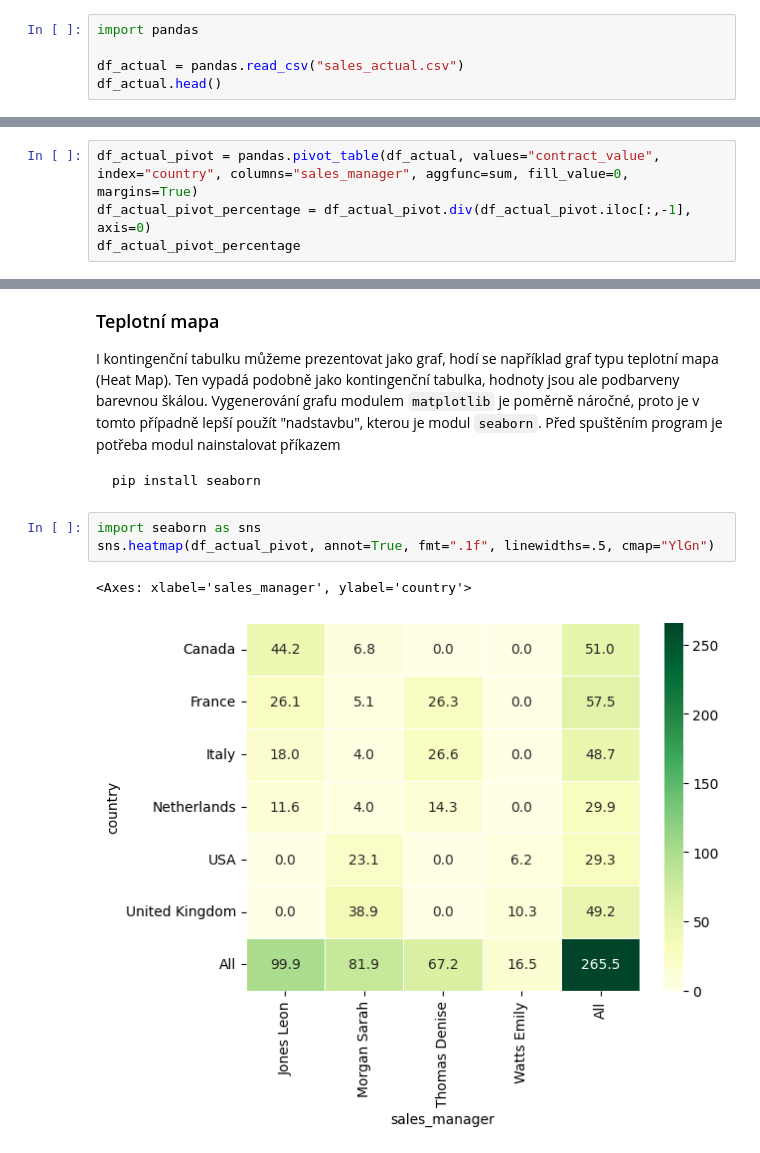
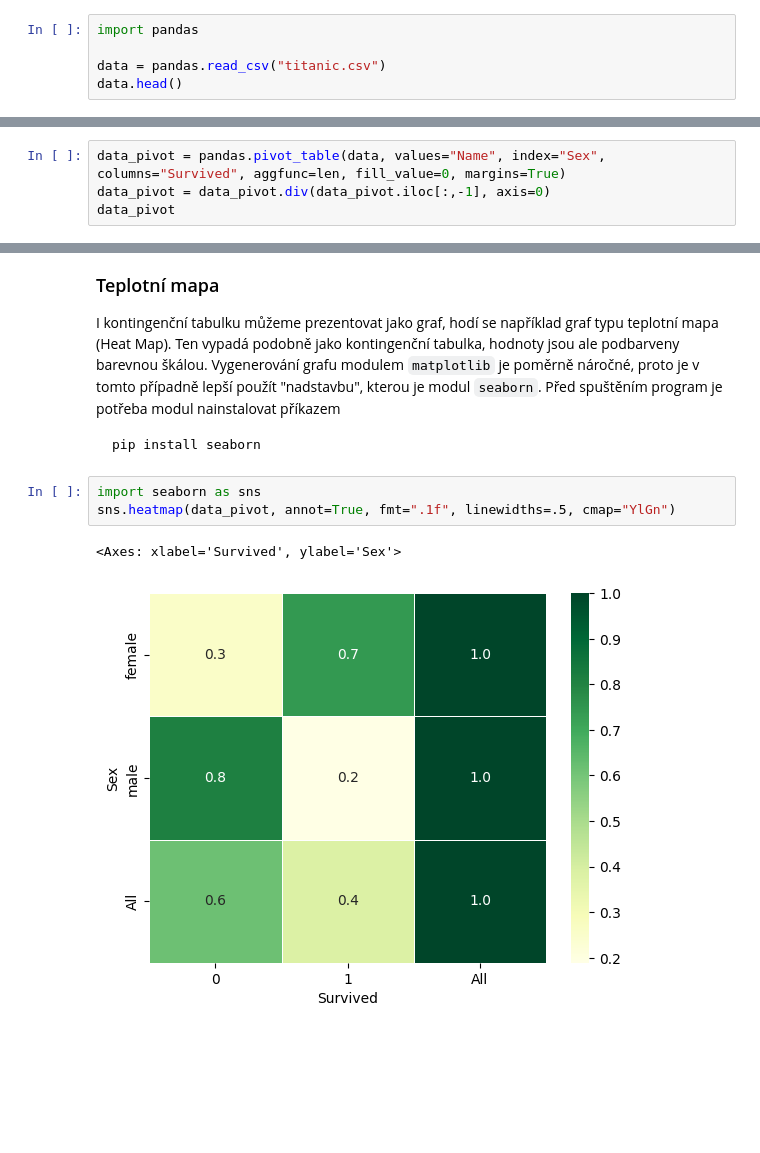
Before and after one commit to pesikj/PythonProDataScience, a Jupyter notebook: 02/lekce.ipynb, the cells around one changed output, grey strips where cells are left out. Saved outputs shown, nothing was run; the diff lists cells and outputs as text; blank space fills up the shorter version.

````diff
--- a/02/lekce.ipynb
+++ b/02/lekce.ipynb
@@ -84,6 +135,6 @@ Abychom si výsledky výpočtů trochu zpřehlednili, můžeme vydělit hodnotu
 # %%
 import pandas
 
-df_actual = pandas.read_csv("sales_actual.csv")
-df_actual.head()
+data = pandas.read_csv("titanic.csv")
+data.head()
 # %% [output]
@@ -180,7 +181,7 @@ Občas mohou být zajímavější relativní hodnoty než absolutní. Uvažujme
 
 Vydělení provedeme pomocí metody `div`. Výpočet spočívá v tom, že vydělíme hodnoty v řádcích tabulky součtem příslušného řádku. Proto je nutné vytvořit kontingenční tabulku s nastavením parametru `margins=True`.
 # %%
-df_actual_pivot = pandas.pivot_table(df_actual, values="contract_value", index="country", columns="sales_manager", aggfunc=sum, fill_value=0, margins=True)
-df_actual_pivot_percentage = df_actual_pivot.div(df_actual_pivot.iloc[:,-1], axis=0)
-df_actual_pivot_percentage
+data_pivot = pandas.pivot_table(data, values="Name", index="Sex", columns="Survived", aggfunc=len, fill_value=0, margins=True)
+data_pivot = data_pivot.div(data_pivot.iloc[:,-1], axis=0)
+data_pivot
 # %% [output]
@@ -254,7 +229,7 @@ pip install seaborn
 ```
 # %%
 import seaborn as sns
-sns.heatmap(df_actual_pivot, annot=True, fmt=".1f", linewidths=.5, cmap="YlGn")
+sns.heatmap(data_pivot, annot=True, fmt=".1f", linewidths=.5, cmap="YlGn")
 # %% [output]
-<Axes: xlabel='sales_manager', ylabel='country'>
+<Axes: xlabel='Survived', ylabel='Sex'>
-[figure, old version]
+[figure, new version]
````
Also changed, not shown: parts of 42 cells of this notebook, 12 other files.
